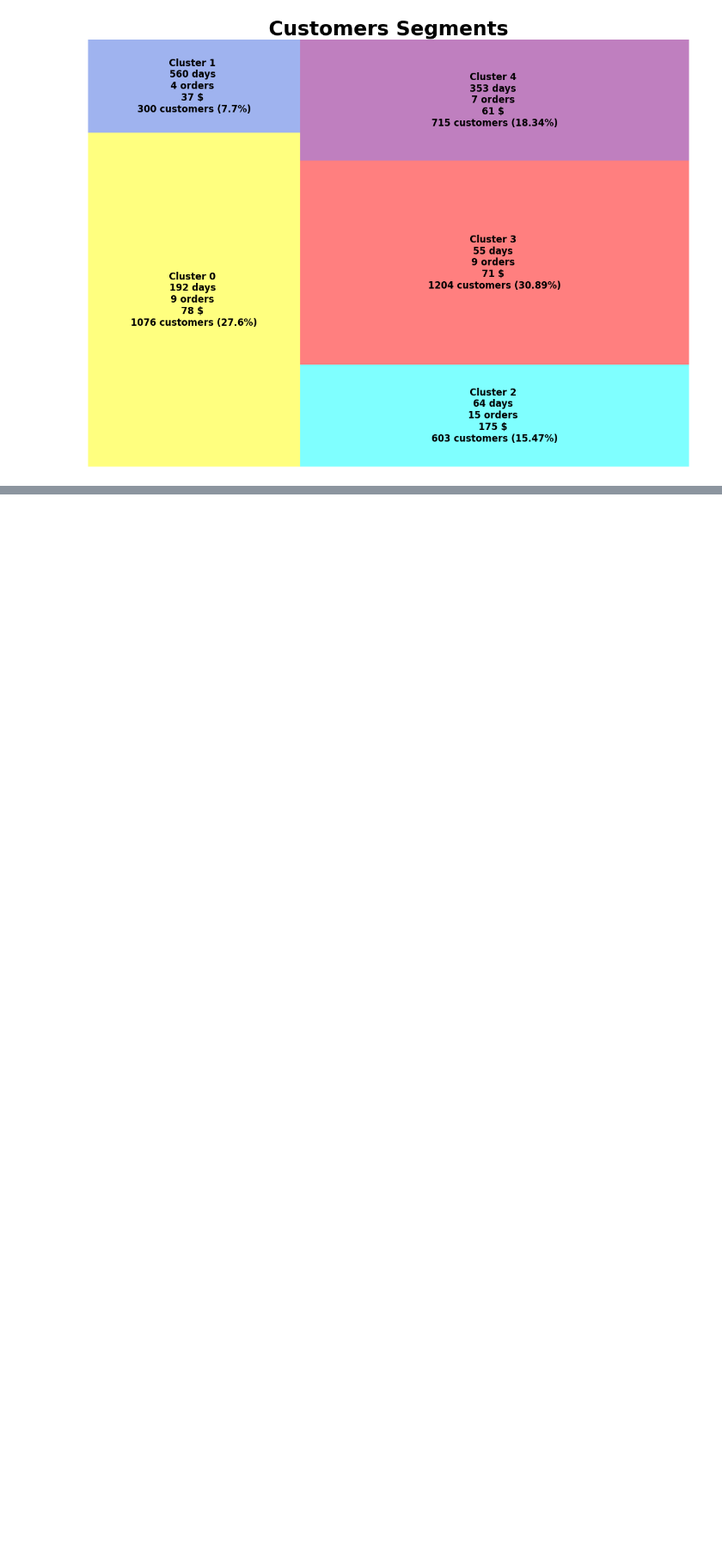
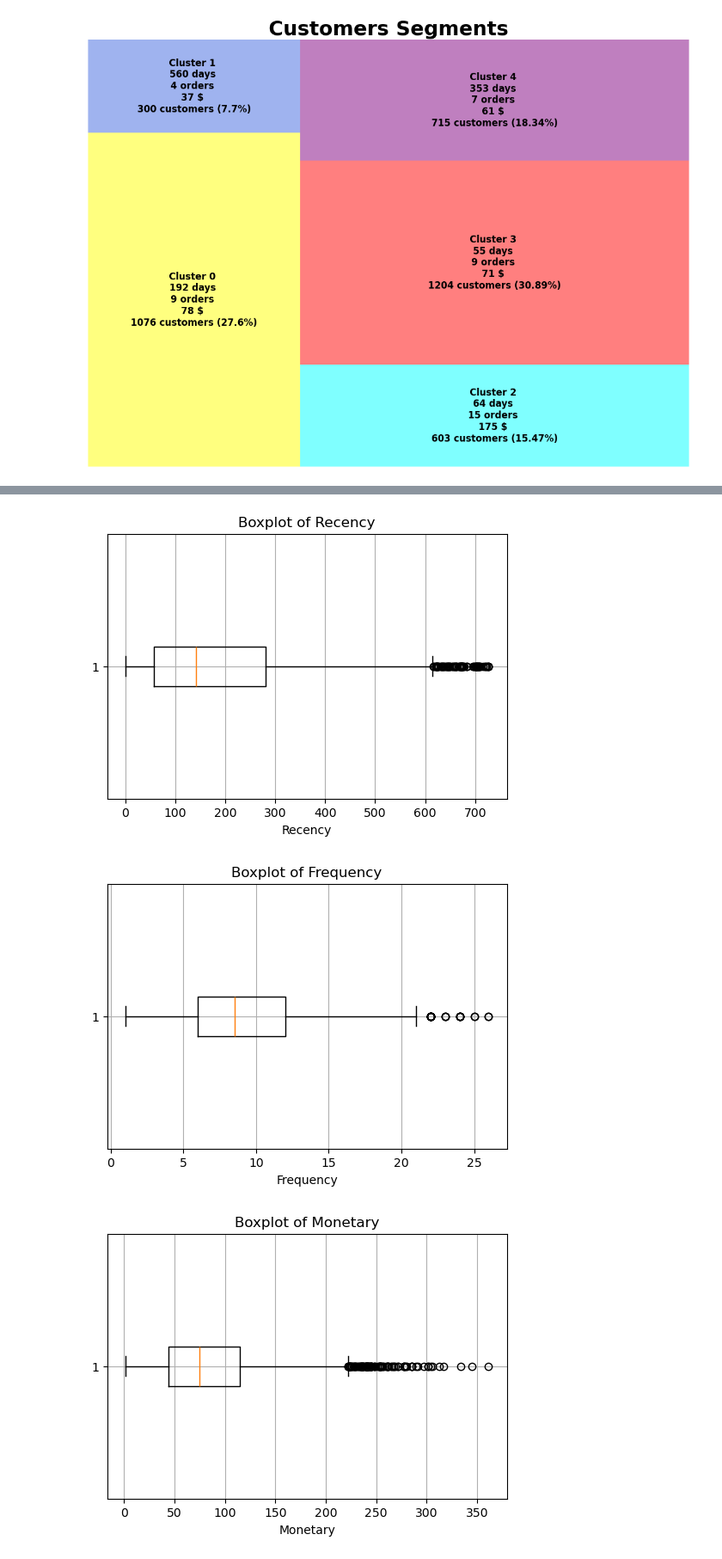
Before and after one commit to sophieanalytics/ML_graduation_projects, a Jupyter notebook: customer_segmentation.ipynb, the cells around one changed output, grey strips where cells are left out. Shown: that part at 86% size. Drawn from its saved outputs; the diff is of its cells as text; code cells hidden in the pictures; blank space fills up the shorter version.

```diff
--- a/customer_segmentation.ipynb
+++ b/customer_segmentation.ipynb
@@ -0,0 +25,20 @@
+# %%
+def rfm_level(df):
+    # Check for special 'STARS' and 'NEW' conditions first
+    if df['RFM_Score'] == 12:
+        return 'STARS'
+    elif df['R'] == 4 and df['F'] == 1 and df['M'] == 1:
+        return 'NEW'
+    # Then check for other conditions
+    elif df['M'] == 4:
+        return 'BIG SPENDER'
+    elif df['F'] == 4:
+        return 'LOYAL'
+    elif df['R'] == 4:
+        return 'ACTIVE'
+    elif df['R'] == 1:
+        return 'LOST'
+    elif df['M'] == 1:
+        return 'LIGHT'
+    else:
+        return 'REGULARS'
@@ -149,0 +262,3 @@ fig.show()
+# %%
+df_RFM = df_RFM[['Member_number', 'Recency', 'Frequency', 'Monetary']]
+df_RFM.head()
@@ -149,0 +274,16 @@ fig.show()
+# %%
+def plot_box(df, col):
+    plt.figure(figsize=(6, 4))
+    plt.boxplot(df[col], vert=False)
+    plt.title(f'Boxplot of {col}')
+    plt.xlabel(col)
+    plt.grid(True)
+    plt.show()
+
+plot_box(df_RFM, 'Recency')
+plot_box(df_RFM, 'Frequency')
+plot_box(df_RFM, 'Monetary')
+# %% [output]
+[figure, added]
+[figure, added]
+[figure, added]
```
Also changed, not shown: parts of 27 cells of this notebook, 2 other files.
